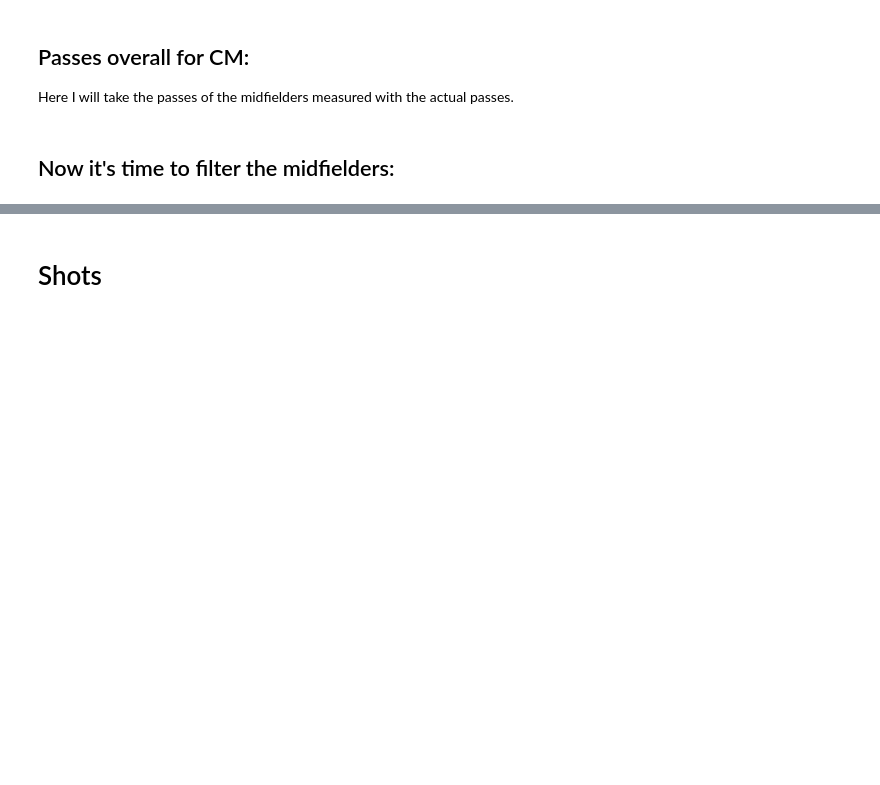
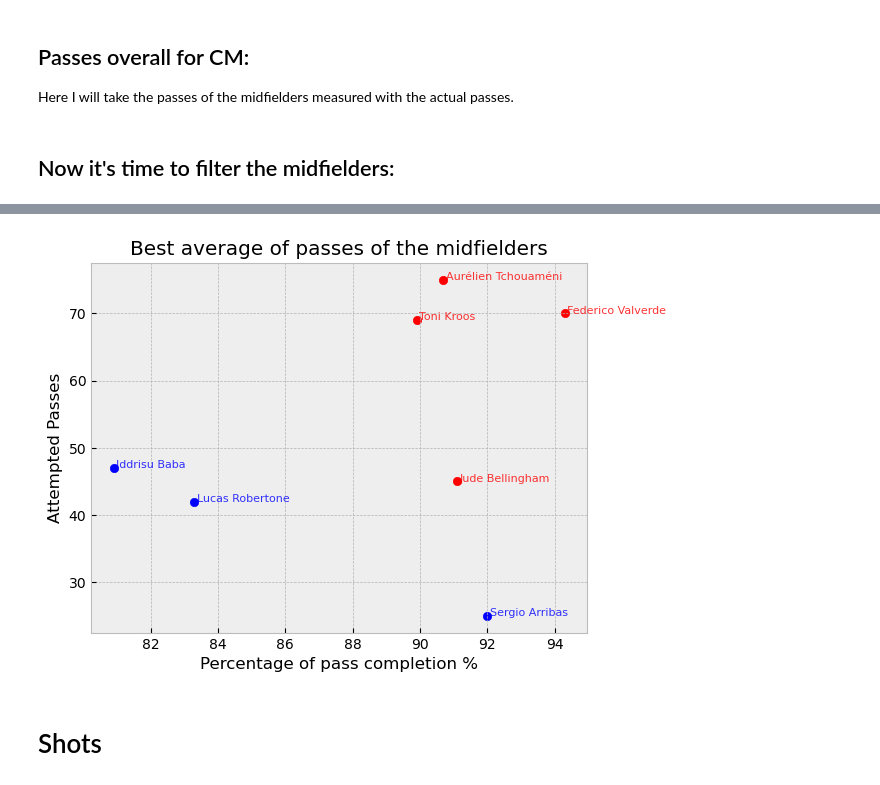
Before and after one commit to danirssx/player_test, a Jupyter notebook: player.ipynb, the cells around one changed output, grey strips where cells are left out. Saved outputs shown, nothing was run; the diff lists cells and outputs as text; code cells hidden in the pictures; blank space fills up the shorter version.

Commit message:
Percentage of pass Completion for game

```diff
--- a/player.ipynb
+++ b/player.ipynb
@@ -116,2 +116,17 @@ away_passes
+# %%
+### Plot Attempted passes and completed ones:
+# Home
+plt.scatter(home_passes[('Total', 'Cmp%')], home_passes[('Total', 'Att')], color='blue')
+text_plot(home_passes[('Total', 'Cmp%')], home_passes[('Total', 'Att')], home_passes[('Unnamed: 0_level_0', 'Player')], 'blue')
+# Away
+plt.scatter(away_passes[('Total', 'Cmp%')], away_passes[('Total', 'Att')], color='red')
+text_plot(away_passes[('Total', 'Cmp%')], away_passes[('Total', 'Att')], away_passes[('Unnamed: 0_level_0', 'Player')], 'red')
+###
+plt.title('Best average of passes of the midfielders')
+plt.xlabel('Percentage of pass completion %')
+plt.ylabel('Attempted Passes')
+plt.grid(True)
+# %% [output]
+[figure, added]
 # %% [markdown]
 # Shots
```
Also changed, not shown: parts of 3 cells of this notebook.
